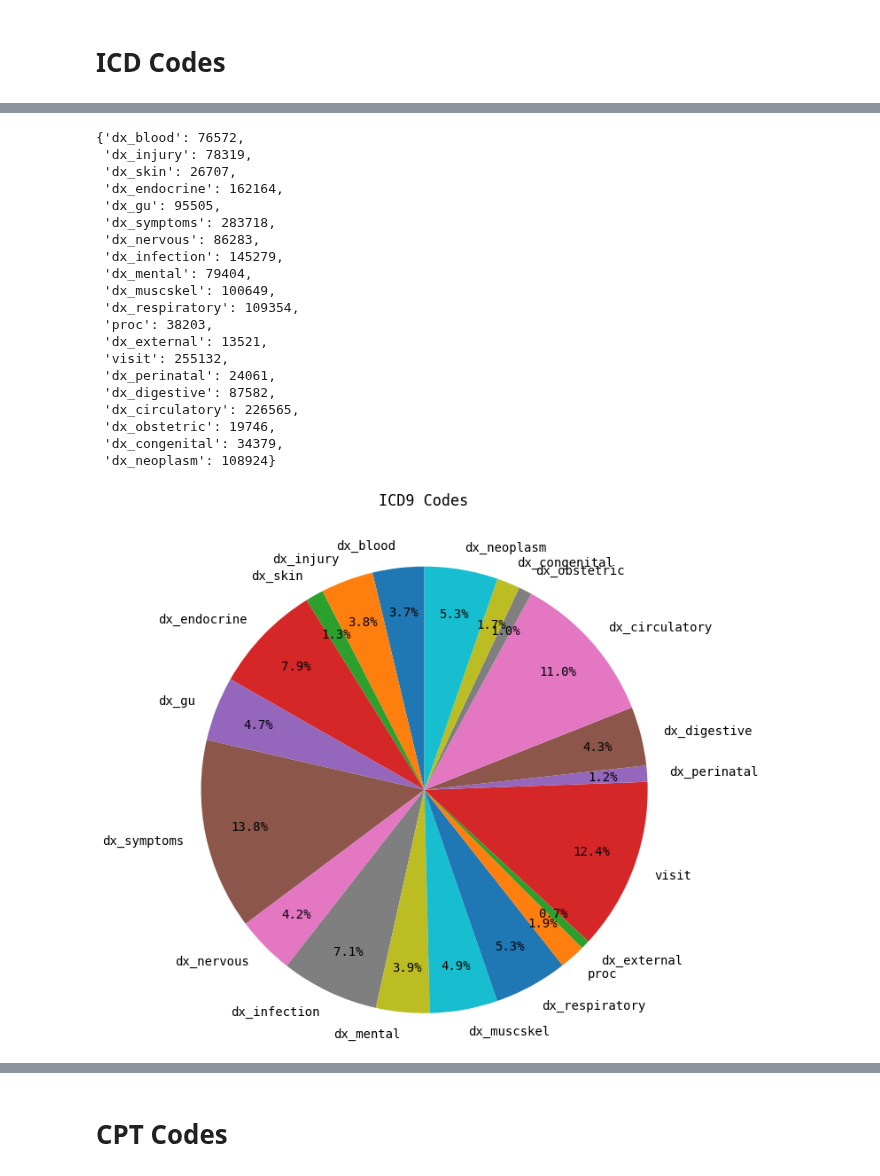
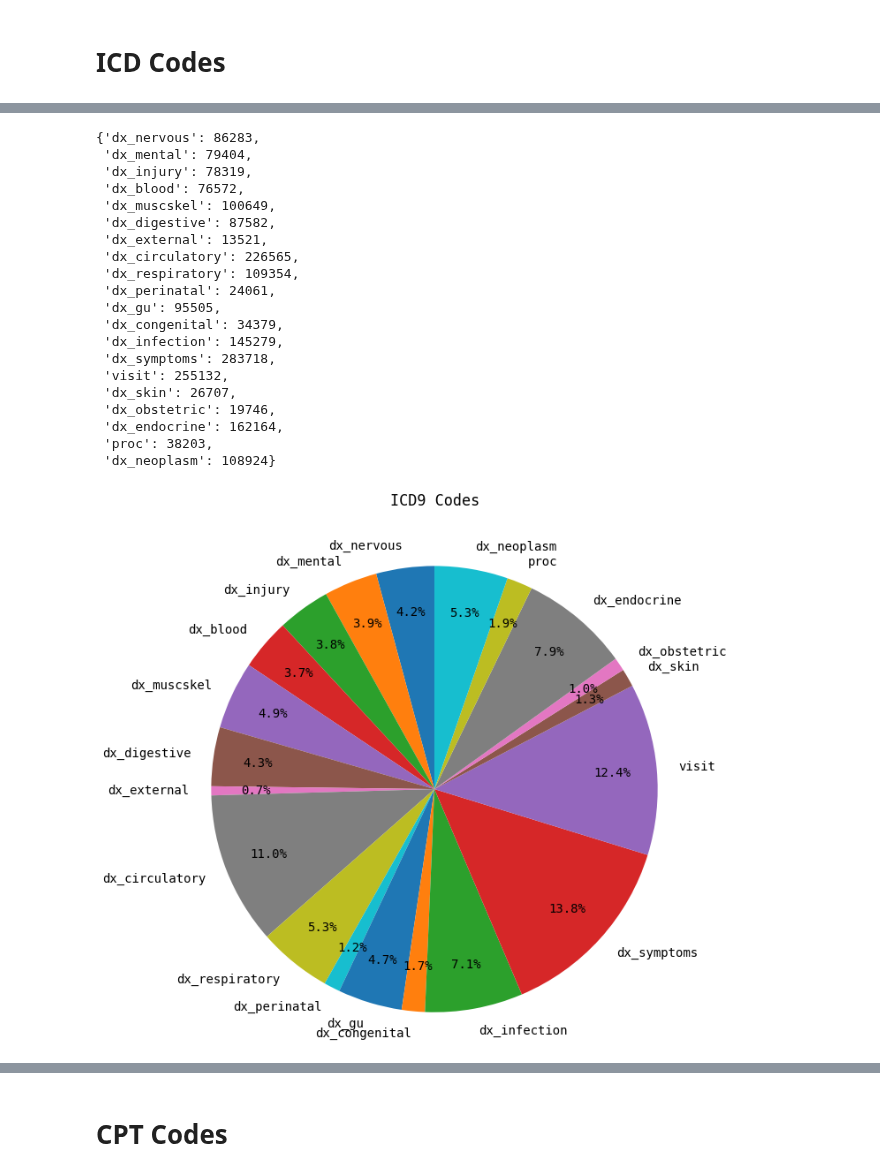
Before and after one commit to alvinjeffery/Bios8366_project, a Jupyter notebook: code/alvin_prelim.ipynb, the cells around one changed output, grey strips where cells are left out. Drawn from its saved outputs; the diff is of its cells as text; code cells hidden in the pictures.

```diff
--- a/code/alvin_prelim.ipynb
+++ b/code/alvin_prelim.ipynb
@@ -53,7 +54,7 @@ cpt.head()
 | 3 | 50135262 | 00025 | 11/16/2004 |
 | 4 | 50135262 | 00030 | 02/08/2007 |
 # %%
-icd = pd.read_csv(dir + prefix + 'ICD9' + suffix, parse_dates=['Event_date'])
+icd = pd.read_csv(dir + prefix + 'ICD9' + suffix)
 icd.columns = icd.columns.str.lower()
 icd.head()
 # %% [output]
@@ -204,0 +198,14 @@ phenotype.to_pickle(dir + './phenotype.pkl')
+# %%
+# create a new column of numeric version of codes, making strings NaN
+icd['code_num'] = pd.to_numeric(icd.icd9_code, errors='coerce')
+# %%
+icd['code_cat'] = pd.cut(icd.code_num, bins=[0, 1, 140, 240, 280, 290, 320,
+                                              390, 460, 520, 580, 630,
+                                              680, 710, 740, 760, 780, 800, 1000],
+                         right=False, # closed on the left, non-inclusive on the right
+                         labels=['proc', 'dx_infection', 'dx_neoplasm', 'dx_endocrine', 'dx_blood', 'dx_mental', 'dx_nervous',
+                                 'dx_circulatory', 'dx_respiratory', 'dx_digestive', 'dx_gu', 'dx_obstetric',
+                                 'dx_skin', 'dx_muscskel', 'dx_congenital', 'dx_perinatal', 'dx_symptoms', 'dx_injury'])
+
+icd.code_cat = np.where(icd.icd9_code.str.contains('V'), 'visit', icd.code_cat)
+icd.code_cat = np.where(icd.icd9_code.str.contains('E'), 'dx_external', icd.code_cat)
@@ -264,33 +230,33 @@ icd2.tail()
 # %%
 dx_dict = {}
-for dx in set(icd2.code_cat):
-    dx_dict[dx] = sum(icd2.code_cat==str(dx))
+for dx in set(icd.code_cat):
+    dx_dict[dx] = sum(icd.code_cat==str(dx))
 
 assert(sum(dx_dict.values()) == icd.shape[0])
 # %%
 dx_dict
 # %% [output]
-{'dx_blood': 76572,
+{'dx_nervous': 86283,
+ 'dx_mental': 79404,
  'dx_injury': 78319,
+ 'dx_blood': 76572,
+ 'dx_muscskel': 100649,
+ 'dx_digestive': 87582,
+ 'dx_external': 13521,
+ 'dx_circulatory': 226565,
+ 'dx_respiratory': 109354,
+ 'dx_perinatal': 24061,
+ 'dx_gu': 95505,
+ 'dx_congenital': 34379,
+ 'dx_infection': 145279,
+ 'dx_symptoms': 283718,
+ 'visit': 255132,
  'dx_skin': 26707,
+ 'dx_obstetric': 19746,
  'dx_endocrine': 162164,
- 'dx_gu': 95505,
- 'dx_symptoms': 283718,
- 'dx_nervous': 86283,
- 'dx_infection': 145279,
- 'dx_mental': 79404,
- 'dx_muscskel': 100649,
- 'dx_respiratory': 109354,
  'proc': 38203,
- 'dx_external': 13521,
- 'visit': 255132,
- 'dx_perinatal': 24061,
- 'dx_digestive': 87582,
- 'dx_circulatory': 226565,
- 'dx_obstetric': 19746,
- 'dx_congenital': 34379,
  'dx_neoplasm': 108924}
 # %%
-pie_chart(dx_dict.keys(), icd2, 'code_cat', 'ICD9 Codes', figsize = (10, 10))
+hlpr.pie_chart(dx_dict.keys(), icd, 'code_cat', 'ICD9 Codes', figsize = (10, 10))
 # %% [output]
-[figure, old version]
+[figure, new version]
```
Also changed, not shown: parts of 60 cells of this notebook, 2 other files.
